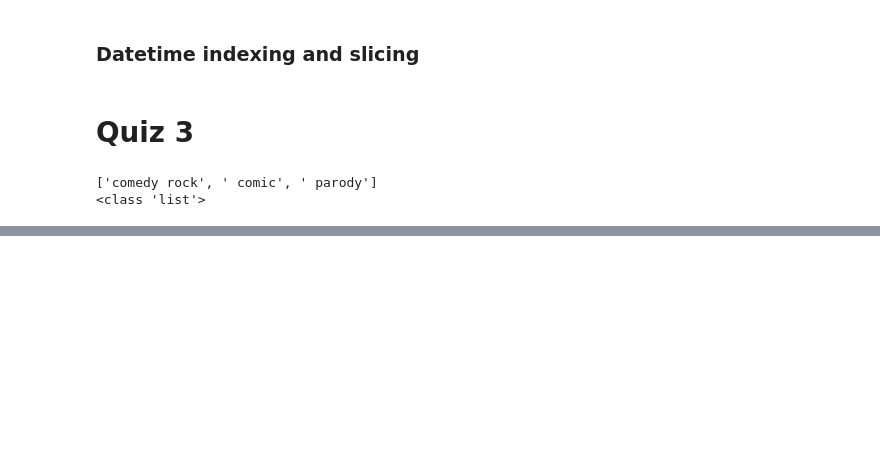
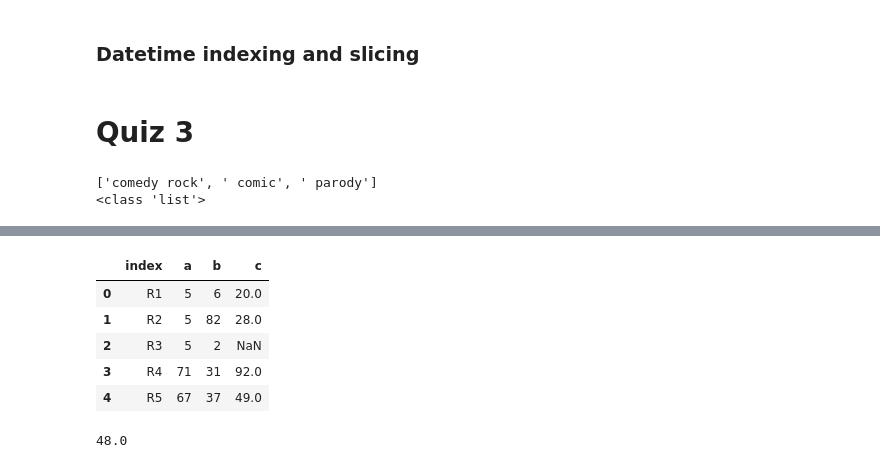
Before and after one commit to pahadiahimanshu/UMdatascience, a Jupyter notebook: Intro-to-DS/Week-3/Pandas-playground-2.ipynb, the cells around one changed output, grey strips where cells are left out. Drawn from its saved outputs; the diff is of its cells as text; code cells hidden in the pictures; blank space fills up the shorter version.

```diff
--- a/Intro-to-DS/Week-3/Pandas-playground-2.ipynb
+++ b/Intro-to-DS/Week-3/Pandas-playground-2.ipynb
@@ -1207,0 +1407,3 @@ print(type(gen))
+# %%
+df10 = pd.DataFrame([{'a':5,'b':6,'c':20},{'a':5,'b':82,'c':28},{'a':5,'b':2,'c':None},{'a':71,'b':31,'c':92},{'a':67,'b':37,'c':49}],index=['R1','R2','R3','R4','R5'])
+df10
@@ -1207,0 +1417,14 @@ print(type(gen))
+# %%
+df10 = df10.reset_index()
+df10
+# %% [output]
+|  | index | a | b | c |
+| 0 | R1 | 5 | 6 | 20.0 |
+| 1 | R2 | 5 | 82 | 28.0 |
+| 2 | R3 | 5 | 2 | NaN |
+| 3 | R4 | 71 | 31 | 92.0 |
+| 4 | R5 | 67 | 37 | 49.0 |
+# %%
+df10.groupby('a').sum().iloc[0]['c']
+# %% [output]
+48.0
```
Also changed, not shown: parts of 29 cells of this notebook.
